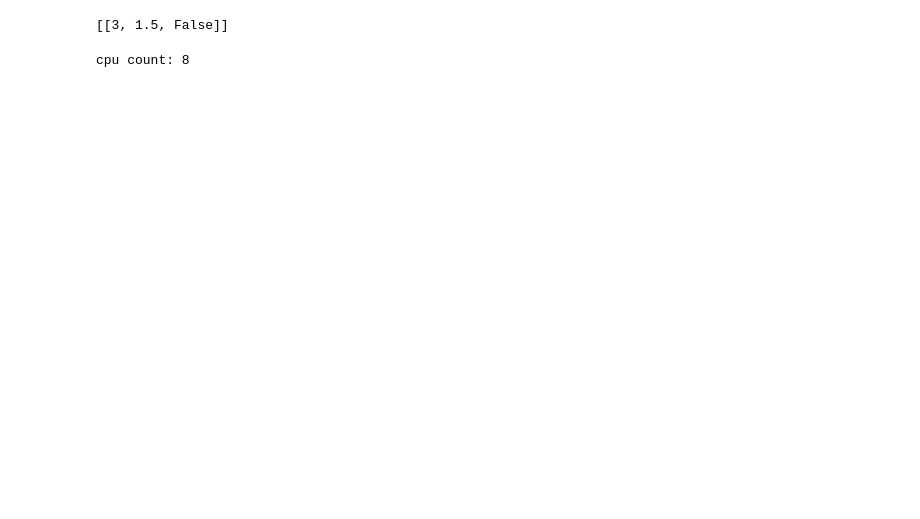
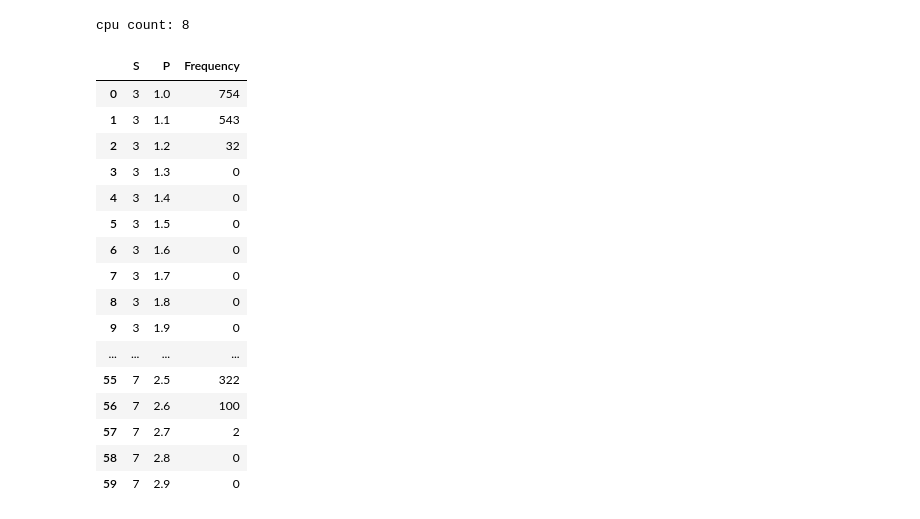
Before and after one commit to shengfuw/RSS, a Jupyter notebook: 08/08-main (multiprocessing version).ipynb, the cells around one changed output. Saved outputs shown, nothing was run; the diff lists cells and outputs as text; code cells hidden in the pictures; blank space fills up the shorter version.

```diff
--- a/08/08-main (multiprocessing version).ipynb
+++ b/08/08-main (multiprocessing version).ipynb
@@ -89,12 +92,6 @@ def one_trial(s, p, log_data):
 
     log_data.append([s, p, mutatant_winnig])
     # return mutatant_winnig
-# %%
-a = []
-one_trial(3, 1.5, a)
-a
-# %% [output]
-[[3, 1.5, False]]
 # %%
 if __name__ == '__main__':
     random.seed(8)
@@ -130,3 +121,26 @@ df = pd.read_csv('data.csv')
+# %%
+df = pd.read_csv('data.csv', names=['S', 'P', 'Mutatant Winnig'], header=None)
+data = df.groupby(['S', 'P']).sum()
+data = data.reset_index()
+data.columns = ['S', 'P', 'Frequency']
+# %% [output]
+|  | S | P | Frequency |
+| 0 | 3 | 1.0 | 754 |
+| 1 | 3 | 1.1 | 543 |
+| 2 | 3 | 1.2 | 32 |
+| 3 | 3 | 1.3 | 0 |
+| 4 | 3 | 1.4 | 0 |
+| 5 | 3 | 1.5 | 0 |
+| 6 | 3 | 1.6 | 0 |
+| 7 | 3 | 1.7 | 0 |
+| 8 | 3 | 1.8 | 0 |
+| 9 | 3 | 1.9 | 0 |
+| ... | ... | ... | ... |
+| 55 | 7 | 2.5 | 322 |
+| 56 | 7 | 2.6 | 100 |
+| 57 | 7 | 2.7 | 2 |
+| 58 | 7 | 2.8 | 0 |
+| 59 | 7 | 2.9 | 0 |
 # %%
 data = df.groupby(['S', 'P']).sum()
 data = data.reset_index()
```
Also changed, not shown: parts of 4 cells of this notebook, 17 other files.
